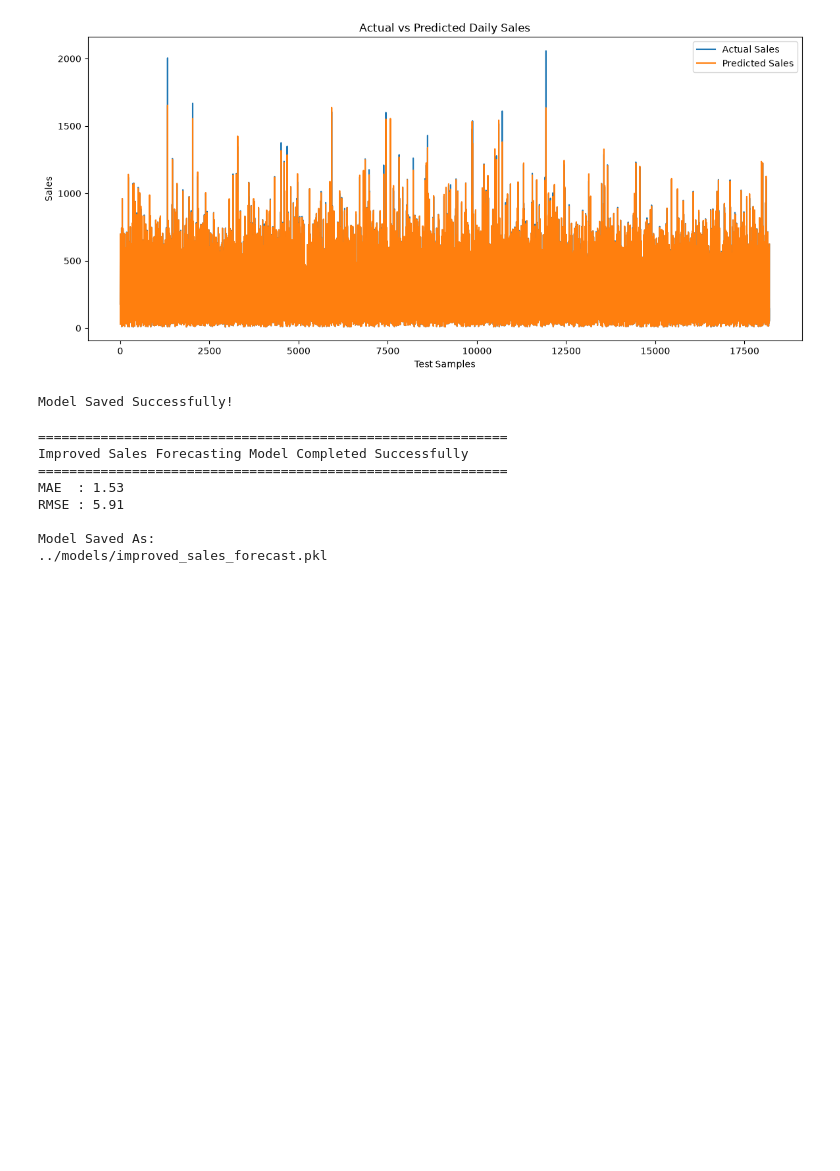
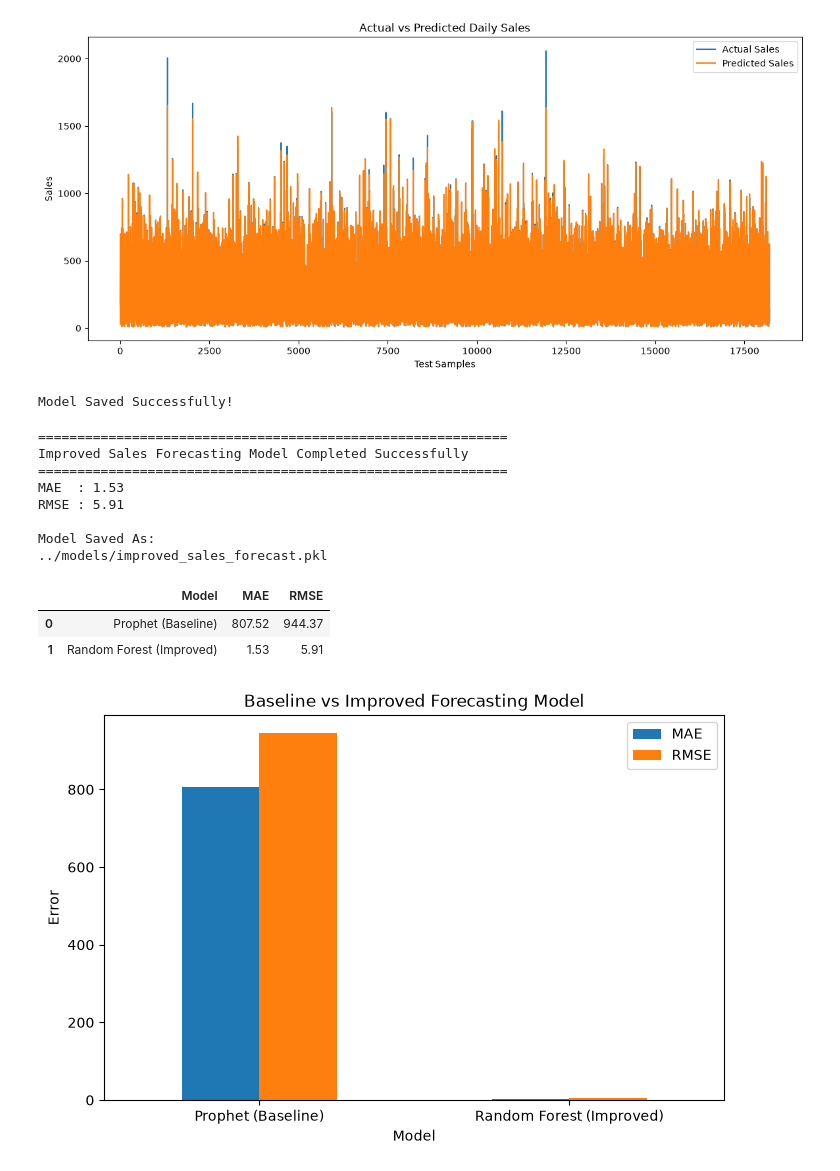
Before and after one commit to AkhilaSunesh/Small-business-sales-intelligence-platform-SB7-Team1, a Jupyter notebook: AIML/notebooks/08_Improved_Forecasting.ipynb, the cells around one changed output. Saved outputs shown, nothing was run; the diff lists cells and outputs as text; code cells hidden in the pictures; blank space fills up the shorter version.

Commit message:
feat: complete Milestone 3 Day 3 forecast model comparison

```diff
--- a/AIML/notebooks/08_Improved_Forecasting.ipynb
+++ b/AIML/notebooks/08_Improved_Forecasting.ipynb
@@ -384,3 +384,43 @@ RMSE : 5.91
 
 Model Saved As:
 ../models/improved_sales_forecast.pkl
+# %%
+# MODEL COMPARISON
+
+comparison = pd.DataFrame({
+    "Model": [
+        "Prophet (Baseline)",
+        "Random Forest (Improved)"
+    ],
+    "MAE": [
+        807.52,
+        1.53
+    ],
+    "RMSE": [
+        944.37,
+        5.91
+    ]
+})
+
+comparison
+# %% [output]
+|  | Model | MAE | RMSE |
+| 0 | Prophet (Baseline) | 807.52 | 944.37 |
+| 1 | Random Forest (Improved) | 1.53 | 5.91 |
+# %%
+# COMPARISON VISUALIZATION
+
+comparison.set_index("Model")[["MAE", "RMSE"]].plot(
+    kind="bar",
+    figsize=(8,5)
+)
+
+plt.title("Baseline vs Improved Forecasting Model")
+
+plt.ylabel("Error")
+
+plt.xticks(rotation=0)
+
+plt.show()
+# %% [output]
+[figure, added]
```
Also changed, not shown: parts of 1 cell of this notebook, 1 other file.
